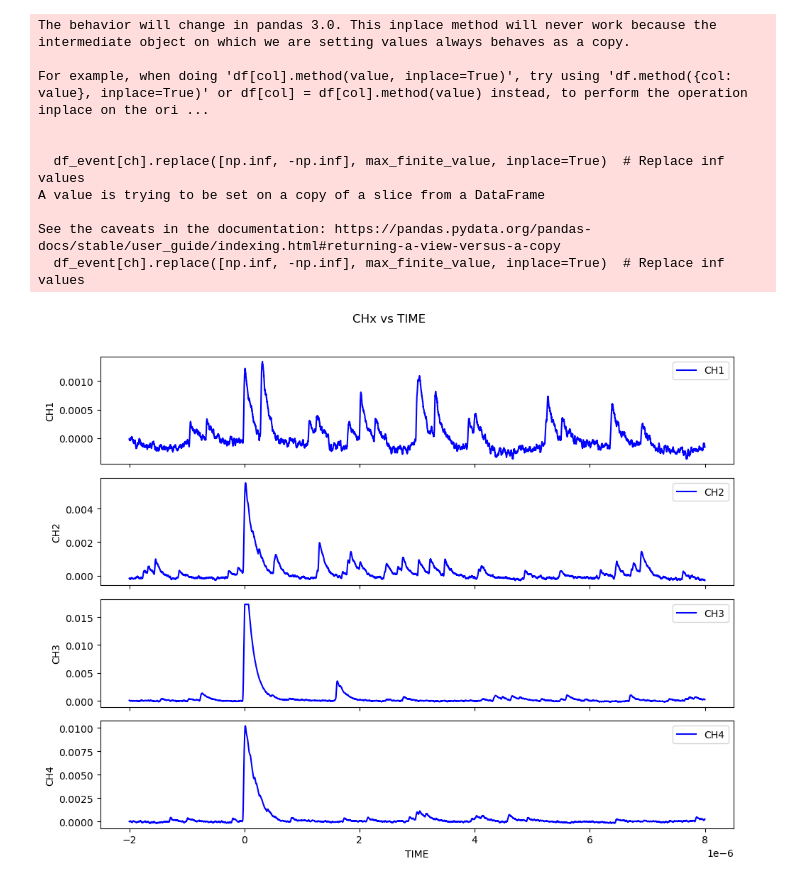
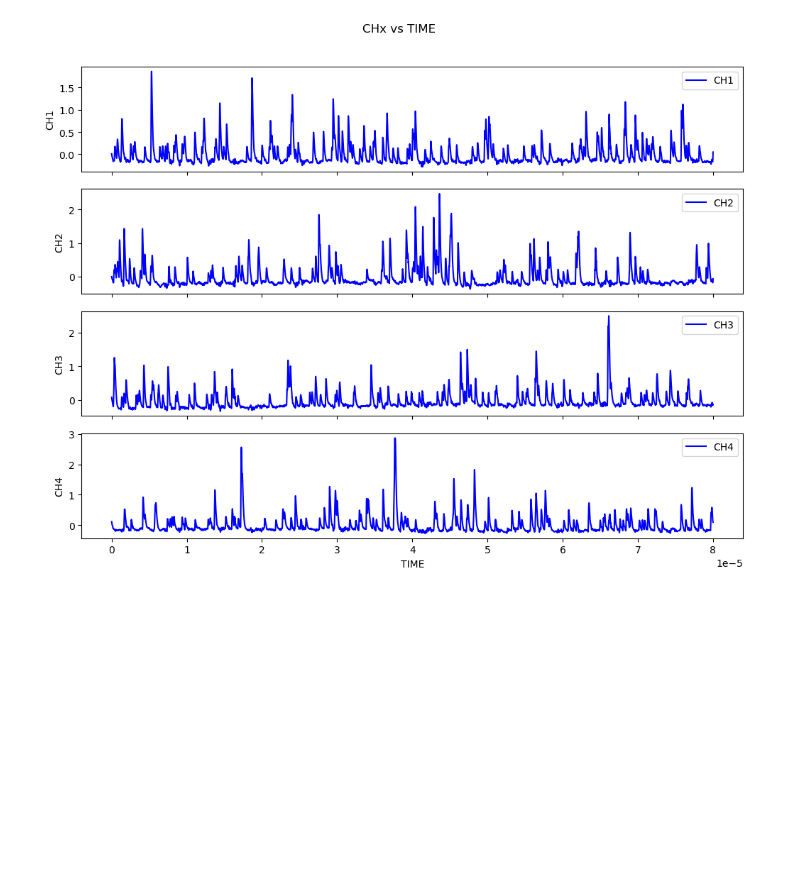
Before and after one commit to SamueleTorelli/RecoWf, a Jupyter notebook: Show_Wfs_fourier.ipynb, the cells around one changed output. Cells and saved outputs as stored; diff of their text form; code cells hidden in the pictures; blank space fills up the shorter version.

```diff
--- a/Show_Wfs_fourier.ipynb
+++ b/Show_Wfs_fourier.ipynb
@@ -7,4 +67,3 @@ import numpy as np
 # %%
-df = pd.read_hdf('20241128_no_source_8.5bar_Ar_roomtemp_no_amp_4.h5')
-df.head()
+df = parse_wf_from_binary('tempdata/Acq_dig2-192.168.0.254_20250603125359-05.bin')
 # %% [output]
@@ -17,39 +71,31 @@ df.head()
 # %%
-event = 420
-df_event = df[df['event']==event]
+event_list = df['event'].unique()
+an_event= 34
+
+df_event = df[df['event']==event_list[an_event]]
 
 for ch in ['CH1', 'CH2', 'CH3', 'CH4']:
     max_finite_value = df_event[ch][np.isfinite(df_event[ch])].max()  # Find the max finite value
-    df_event[ch].replace([np.inf, -np.inf], max_finite_value, inplace=True)  # Replace inf values
+    #df_event[ch].replace([np.inf, -np.inf], max_finite_value, inplace=True)  # Replace inf values
 
 # Set up the subplots
 fig, axs = plt.subplots(4, 1, figsize=(10, 8), sharex=True)
 fig.suptitle('CHx vs TIME')
 
 # Plot each channel in its own subplot
 channels = ['CH1', 'CH2', 'CH3', 'CH4']
 for i, ch in enumerate(channels):
     axs[i].plot(df_event['TIME'], df_event[ch], label=ch, color='b')
     axs[i].set_ylabel(ch)
     axs[i].legend(loc='upper right')
 
 # Set the x-axis label for the last subplot
 axs[-1].set_xlabel('TIME')
 
 plt.tight_layout(rect=[0, 0, 1, 0.96])  # Adjust layout to make room for the title
 plt.show()
 # %% [output]
-The behavior will change in pandas 3.0. This inplace method will never work because the intermediate object on which we are setting values always behaves as a copy.
-
-For example, when doing 'df[col].method(value, inplace=True)', try using 'df.method({col: value}, inplace=True)' or df[col] = df[col].method(value) instead, to perform the operation inplace on the ori ...
-
-
-  df_event[ch].replace([np.inf, -np.inf], max_finite_value, inplace=True)  # Replace inf values
-A value is trying to be set on a copy of a slice from a DataFrame
-
-See the caveats in the documentation: https://pandas.pydata.org/pandas-docs/stable/user_guide/indexing.html#returning-a-view-versus-a-copy
-  df_event[ch].replace([np.inf, -np.inf], max_finite_value, inplace=True)  # Replace inf values
-[figure, old version]
+[figure, new version]
 # %%
 time = df_event['TIME'].values
 sampling_interval = time[1] - time[0]
```
Also changed, not shown: parts of 6 cells of this notebook, 5 other files.
